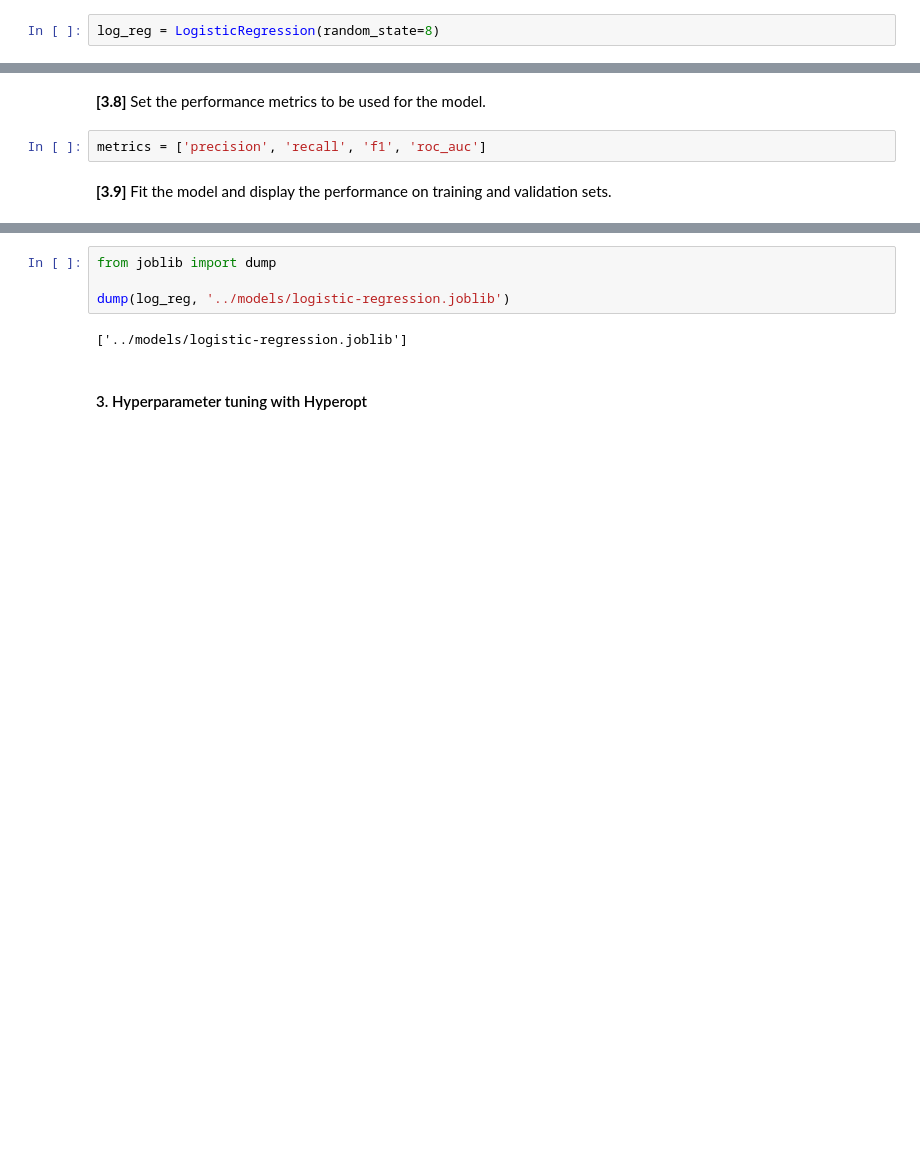
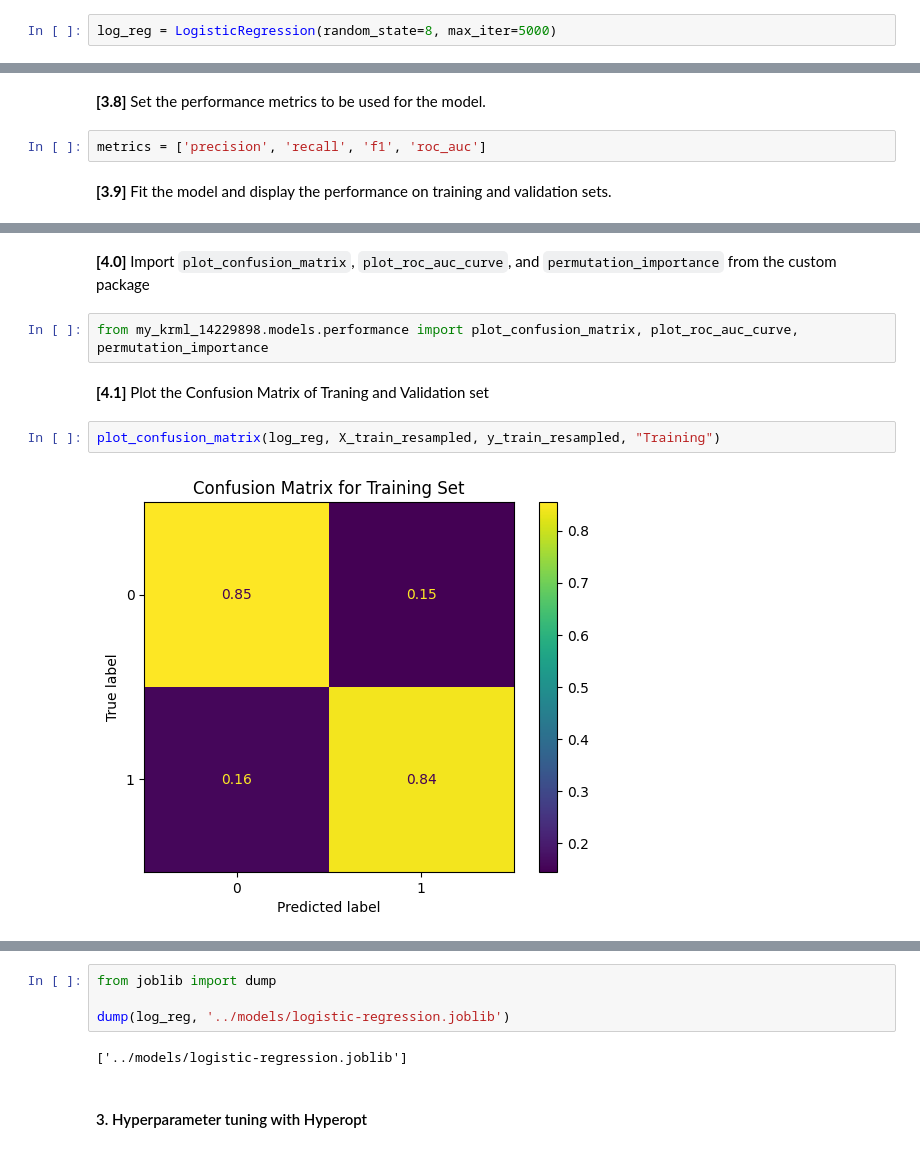
Before and after one commit to chuannarongvat/internship_c_dataset_2, a Jupyter notebook: notebooks/3_logistic-regression.ipynb, the cells around one changed output, grey strips where cells are left out. Saved outputs shown, nothing was run; the diff lists cells and outputs as text; blank space fills up the shorter version.

```diff
--- a/notebooks/3_logistic-regression.ipynb
+++ b/notebooks/3_logistic-regression.ipynb
@@ -63,7 +63,7 @@ from sklearn.linear_model import LogisticRegression
 # %% [markdown]
 **[3.6]** Instantiate a `LogisticRegression` class
 # %%
-log_reg = LogisticRegression(random_state=8)
+log_reg = LogisticRegression(random_state=8, max_iter=5000)
 # %% [markdown]
 **[3.7]** Import `fit_asses_classifier` function from the customer package
 # %%
@@ -92,0 +84,10 @@ Validation  0.618742   0.621134  0.616368  0.735842
+# %% [markdown]
+**[4.0]** Import `plot_confusion_matrix`, `plot_roc_auc_curve`, and `permutation_importance` from the custom package
+# %%
+from my_krml_14229898.models.performance import plot_confusion_matrix, plot_roc_auc_curve, permutation_importance
+# %% [markdown]
+**[4.1]** Plot the Confusion Matrix of Traning and Validation set
+# %%
+plot_confusion_matrix(log_reg, X_train_resampled, y_train_resampled, "Training")
+# %% [output]
+[figure, added]
```
Also changed, not shown: parts of 21 cells of this notebook, 1 other file.
